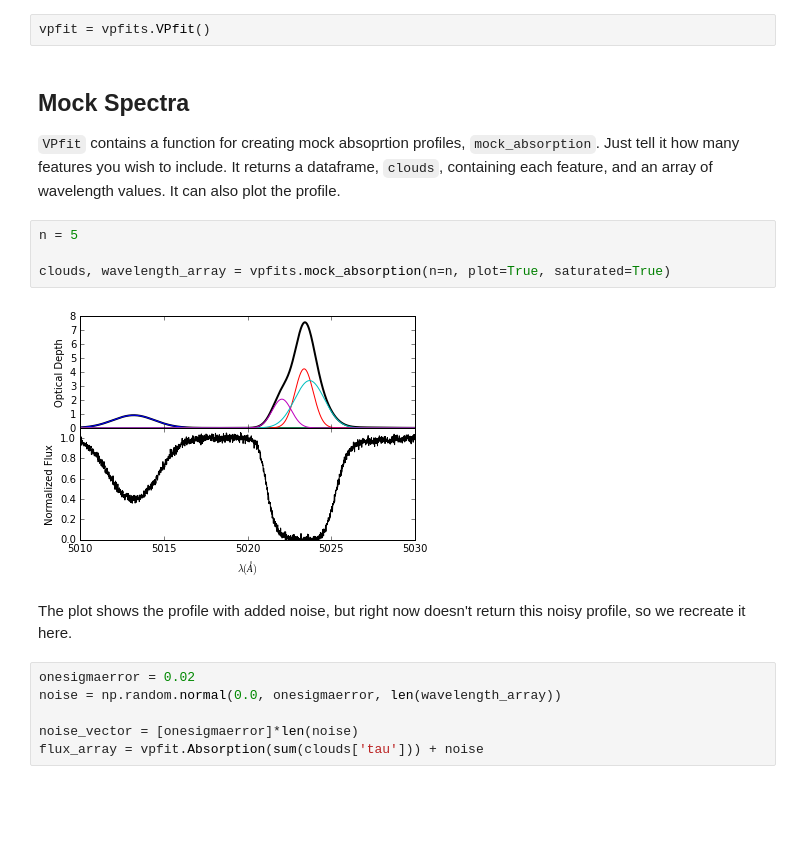
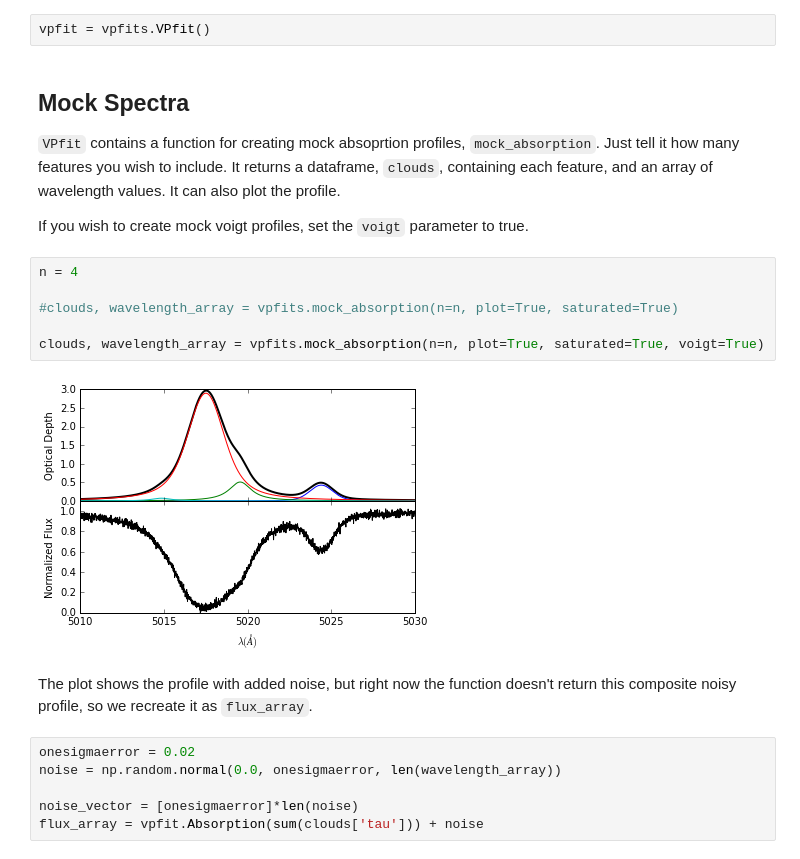
Before and after one commit to sarahappleby/VAMP, a Jupyter notebook: _introduction.ipynb, the cells around one changed output. Cells and saved outputs as stored; diff of their text form; blank space fills up the shorter version.

Commit message:
Added voigt profile components

```diff
--- a/_introduction.ipynb
+++ b/_introduction.ipynb
@@ -21,14 +21,18 @@ vpfit = vpfits.VPfit()
 ## Mock Spectra
 
 `VPfit` contains a function for creating mock absoprtion profiles, `mock_absorption`. Just tell it how many features you wish to include. It returns a dataframe, `clouds`, containing each feature, and an array of wavelength values. It can also plot the profile.
+
+If you wish to create mock voigt profiles, set the `voigt` parameter to true.
 # %%
-n = 5
+n = 4
 
-clouds, wavelength_array = vpfits.mock_absorption(n=n, plot=True, saturated=True)
+#clouds, wavelength_array = vpfits.mock_absorption(n=n, plot=True, saturated=True)
+
+clouds, wavelength_array = vpfits.mock_absorption(n=n, plot=True, saturated=True, voigt=True)
 # %% [output]
-[figure, old version]
+[figure, new version]
 # %% [markdown]
-The plot shows the profile with added noise, but right now doesn't return this noisy profile, so we recreate it here.
+The plot shows the profile with added noise, but right now the function doesn't return this composite noisy profile, so we recreate it as `flux_array`.
 # %%
 onesigmaerror = 0.02
 noise = np.random.normal(0.0, onesigmaerror, len(wavelength_array))
```
Also changed, not shown: parts of 14 cells of this notebook, 1 other file.
